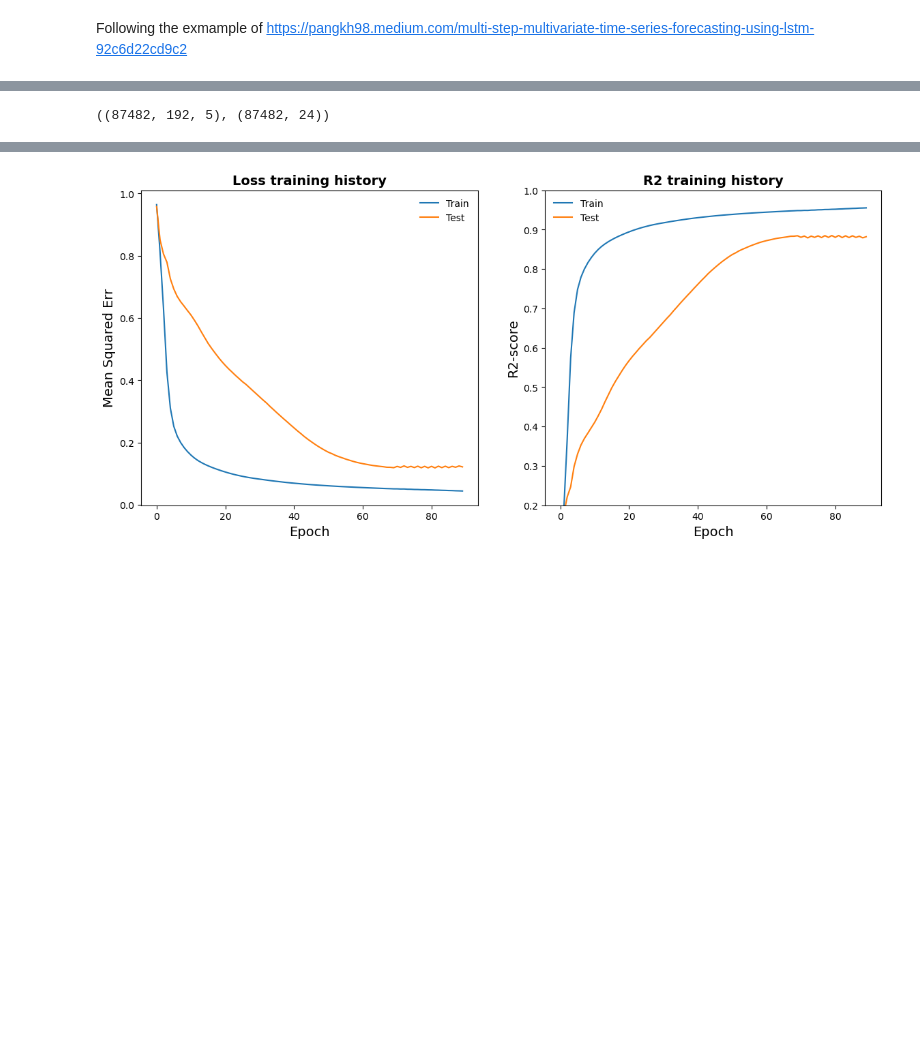
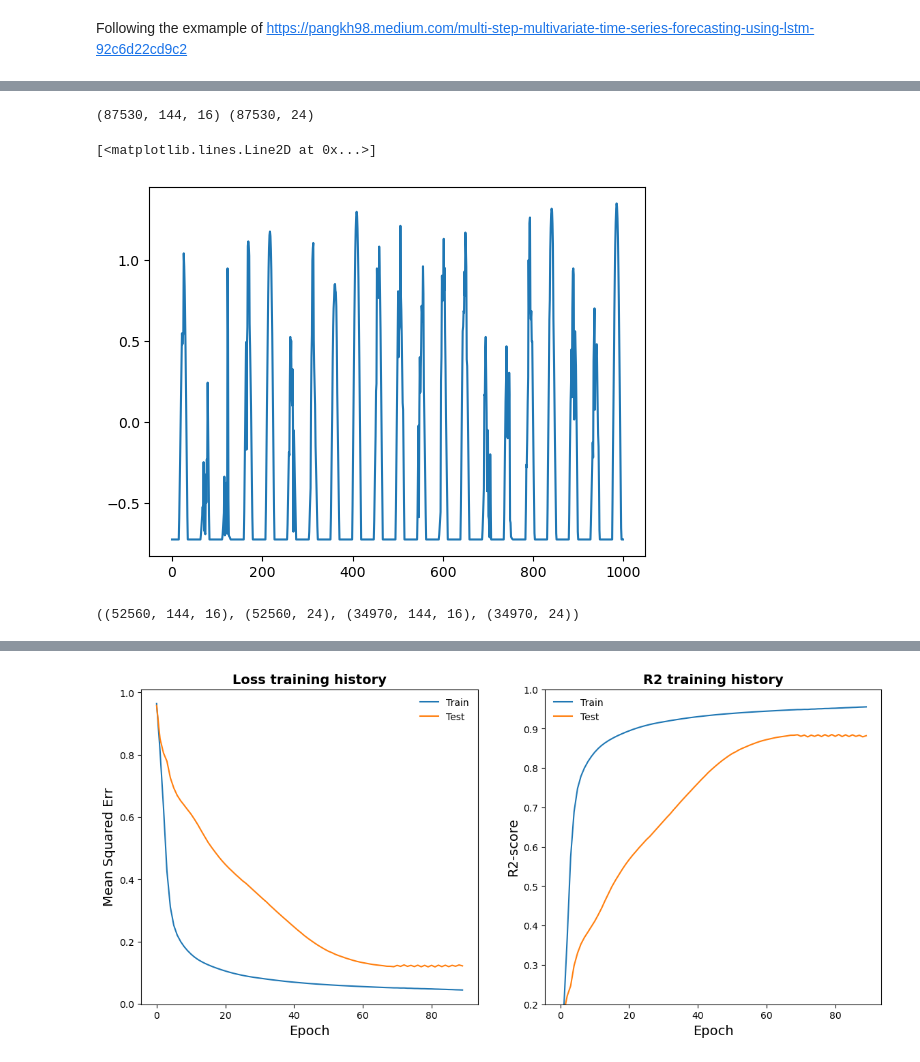
Before and after one commit to martijndevries/solar-intensity-forecast, a Jupyter notebook: martijn/martijn-model-test.ipynb, the cells around one changed output, grey strips where cells are left out. Cells and saved outputs as stored; diff of their text form; code cells hidden in the pictures; blank space fills up the shorter version.

```diff
--- a/martijn/martijn-model-test.ipynb
+++ b/martijn/martijn-model-test.ipynb
@@ -220,17 +222,28 @@ def split_sequences(data_in, n_steps_in, n_steps_out):
     return np.array(X), np.array(y)
 
 # choose a number of time steps #change this accordingly
-n_steps_in, n_steps_out = 192, 24
+n_steps_in, n_steps_out = 144, 24
 # covert into input/output
 X, y = split_sequences(stacked_tot, n_steps_in, n_steps_out)
 # %%
-X.shape, y.shape
+print(X.shape, y.shape)
+
+nr_features = X.shape[2]
 # %% [output]
-((87482, 192, 5), (87482, 24))
+(87530, 144, 16) (87530, 24)
+# %%
+plt.plot(y[:1000,0])
+# %% [output]
+[<matplotlib.lines.Line2D at 0x...>]
+[figure, added]
 # %%
-split_point = 330 * 110
-a = 360 * 110
+split_point = 365*3 * 48
+a = 1
 train_X , train_y = X[:split_point, :] , y[:split_point, :]
-test_X , test_y = X[split_point:a, :] , y[split_point:a, :]
+test_X , test_y = X[split_point:, :] , y[split_point:, :]
+
+train_X.shape, train_y.shape, test_X.shape, test_y.shape
+# %% [output]
+((52560, 144, 16), (52560, 24), (34970, 144, 16), (34970, 24))
 # %%
 #optimizer learning rate
```
Also changed, not shown: parts of 6 cells of this notebook, 2 other files.
